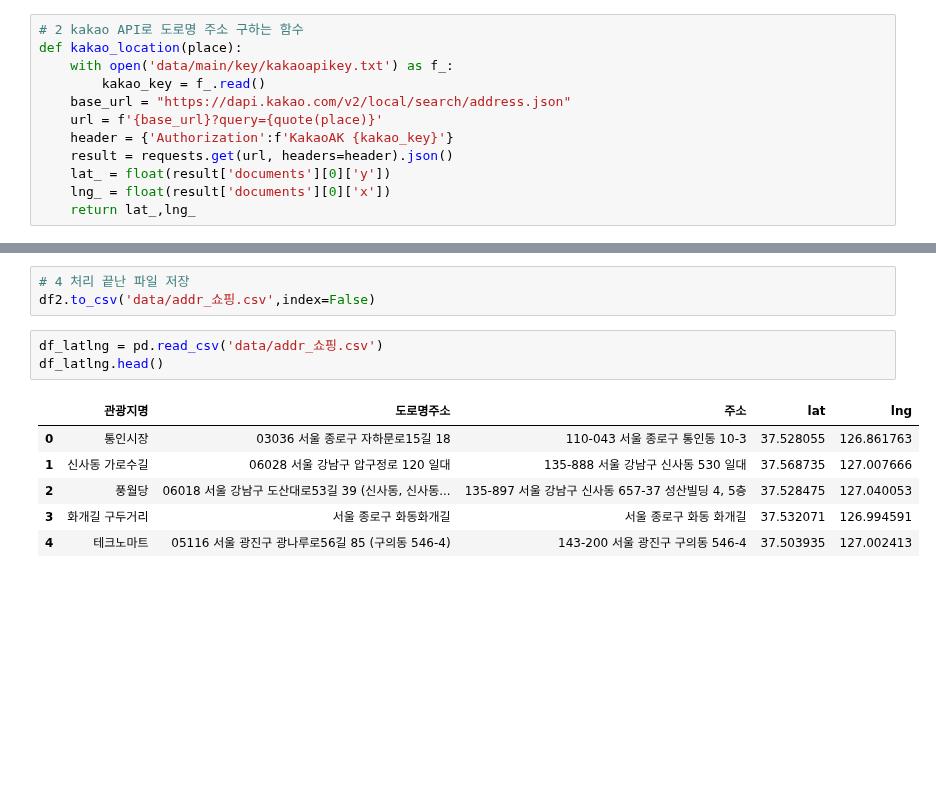
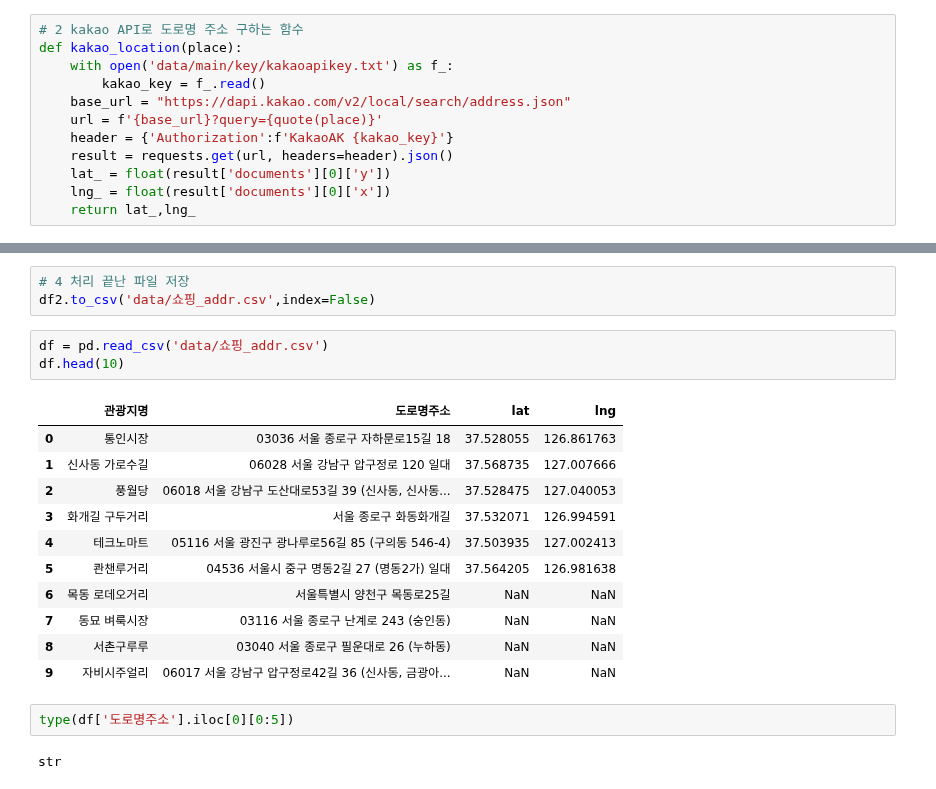
Before and after one commit to Mayhem-XD/Project_p1, a Jupyter notebook: test_code/data/2021/get_lat_lng_쇼핑.ipynb, the cells around one changed output, grey strips where cells are left out. Saved outputs shown, nothing was run; the diff lists cells and outputs as text; blank space fills up the shorter version.

```diff
--- a/test_code/data/2021/get_lat_lng_쇼핑.ipynb
+++ b/test_code/data/2021/get_lat_lng_쇼핑.ipynb
@@ -177,13 +278,22 @@ df2.shape
 # %%
 # 4 처리 끝난 파일 저장
-df2.to_csv('data/addr_쇼핑.csv',index=False)
+df2.to_csv('data/쇼핑_addr.csv',index=False)
 # %%
-df_latlng = pd.read_csv('data/addr_쇼핑.csv')
-df_latlng.head()
+df = pd.read_csv('data/쇼핑_addr.csv')
+df.head(10)
 # %% [output]
-|  | 관광지명 | 도로명주소 | 주소 | lat | lng |
-| 0 | 통인시장 | 03036 서울 종로구 자하문로15길 18 | 110-043 서울 종로구 통인동 10-3 | 37.528055 | 126.861763 |
-| 1 | 신사동 가로수길 | 06028 서울 강남구 압구정로 120 일대 | 135-888 서울 강남구 신사동 530 일대 | 37.568735 | 127.007666 |
-| 2 | 풍월당 | 06018 서울 강남구 도산대로53길 39 (신사동, 신사동... | 135-897 서울 강남구 신사동 657-37 성산빌딩 4, 5층 | 37.528475 | 127.040053 |
-| 3 | 화개길 구두거리 | 서울 종로구 화동화개길 | 서울 종로구 화동 화개길 | 37.532071 | 126.994591 |
-| 4 | 테크노마트 | 05116 서울 광진구 광나루로56길 85 (구의동 546-4) | 143-200 서울 광진구 구의동 546-4 | 37.503935 | 127.002413 |
+|  | 관광지명 | 도로명주소 | lat | lng |
+| 0 | 통인시장 | 03036 서울 종로구 자하문로15길 18 | 37.528055 | 126.861763 |
+| 1 | 신사동 가로수길 | 06028 서울 강남구 압구정로 120 일대 | 37.568735 | 127.007666 |
+| 2 | 풍월당 | 06018 서울 강남구 도산대로53길 39 (신사동, 신사동... | 37.528475 | 127.040053 |
+| 3 | 화개길 구두거리 | 서울 종로구 화동화개길 | 37.532071 | 126.994591 |
+| 4 | 테크노마트 | 05116 서울 광진구 광나루로56길 85 (구의동 546-4) | 37.503935 | 127.002413 |
+| 5 | 콴챈루거리 | 04536 서울시 중구 명동2길 27 (명동2가) 일대 | 37.564205 | 126.981638 |
+| 6 | 목동 로데오거리 | 서울특별시 양천구 목동로25길 | NaN | NaN |
+| 7 | 동묘 벼룩시장 | 03116 서울 종로구 난계로 243 (숭인동) | NaN | NaN |
+| 8 | 서촌구루루 | 03040 서울 종로구 필운대로 26 (누하동) | NaN | NaN |
+| 9 | 자비시주얼리 | 06017 서울 강남구 압구정로42길 36 (신사동, 금광아... | NaN | NaN |
+# %%
+type(df['도로명주소'].iloc[0][0:5])
+# %% [output]
+str
```
Also changed, not shown: parts of 27 cells of this notebook, 31 other files.
